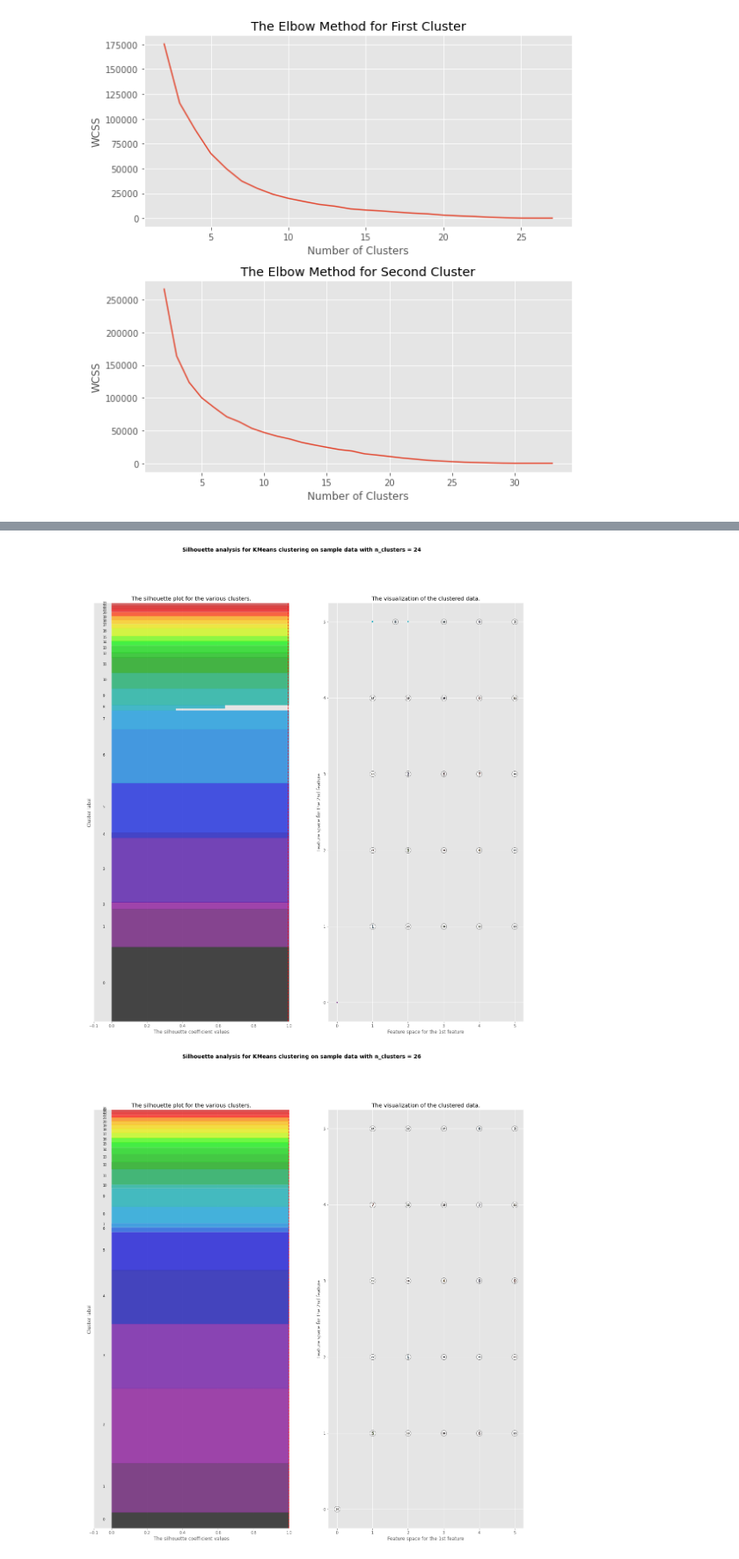
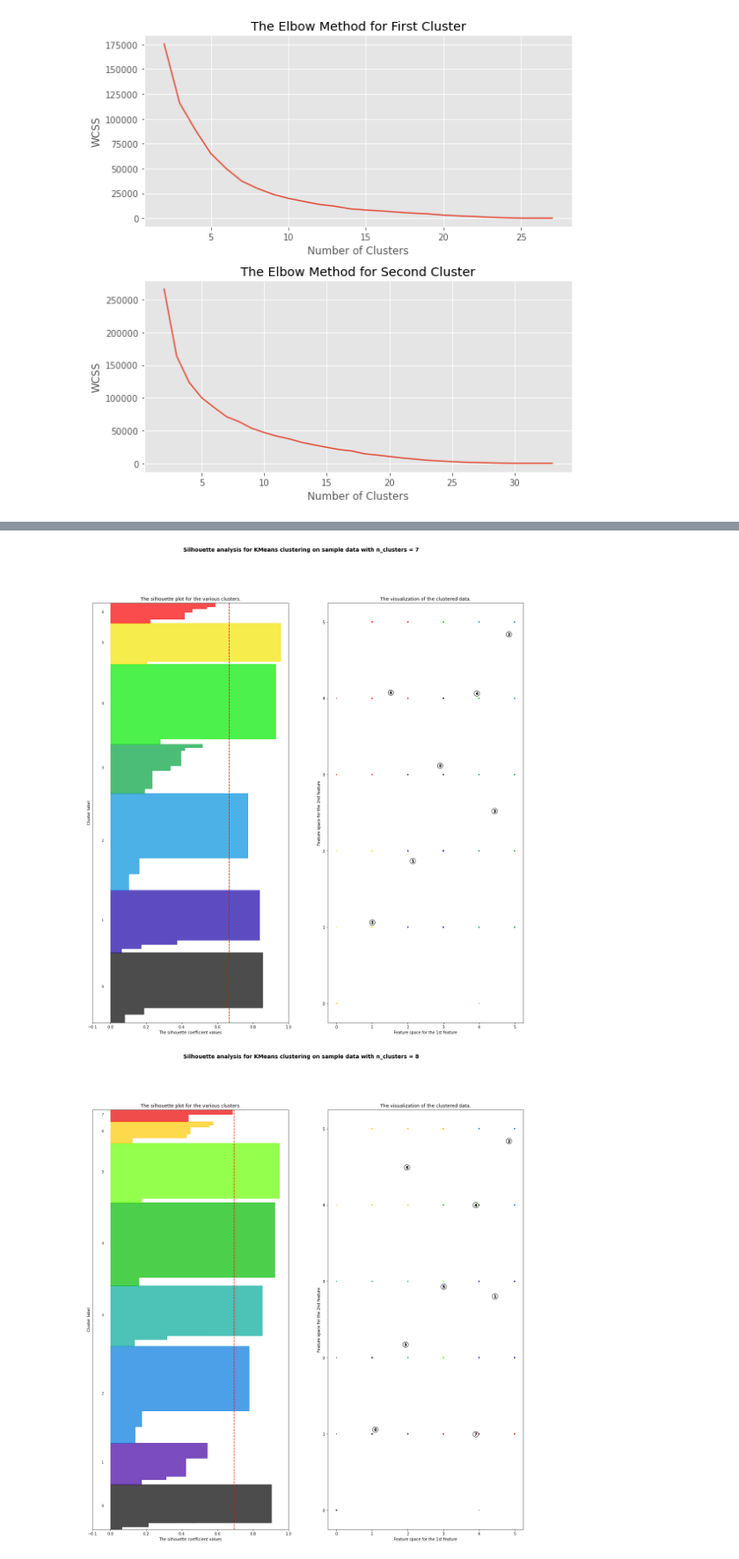
Before and after one commit to wangrenfeng0/Machine-Learning-I, a Jupyter notebook: lab3/Lab 3 Clustering Renfeng Wang.ipynb, the cells around one changed output, grey strips where cells are left out. Shown at 88% size. Saved outputs shown, nothing was run; the diff lists cells and outputs as text; code cells hidden in the pictures.

```diff
--- a/lab3/Lab 3 Clustering Renfeng Wang.ipynb
+++ b/lab3/Lab 3 Clustering Renfeng Wang.ipynb
@@ -529,0 +539,3 @@ When first n_cluster = 24 and second n_cluster = 29, the model yields the best r
+# %%
+X3 = airline_df[['type_of_travel','customer_type','customer_class','Gender']]
+dfMatrix = X3.to_numpy()
@@ -529,0 +553,11 @@ When first n_cluster = 24 and second n_cluster = 29, the model yields the best r
+# %%
+cost = []
+
+for cluster in range(10, 24):
+    try:
+        kmode = KModes(n_jobs = 7, n_clusters = cluster, init = 'Huang', n_init=5, random_state = 5)
+        kmode.fit_predict(dfMatrix)
+        cost.append(kmode.cost_)
+        print('Cluster initiation: {}'.format(cluster))
+    except:
+        break
@@ -529,0 +622,3 @@ When first n_cluster = 24 and second n_cluster = 29, the model yields the best r
+# %%
+kmodes = KModes(n_jobs = 7, n_clusters = 17, init = 'Huang', n_init=5, random_state = 5)
+kmodes.fit_predict(dfMatrix)
@@ -529,0 +648,24 @@ When first n_cluster = 24 and second n_cluster = 29, the model yields the best r
+# %%
+# get the first clustering
+cls_1 = KMeans(n_clusters=25, init='k-means++',random_state=5)
+cls_1.fit(X1)
+newfeature_1 = cls_1.labels_
+
+# append on the second clustering
+cls_2 = KMeans(n_clusters=30, init='k-means++',random_state=5)
+cls_2.fit(X2)
+newfeature_2 = cls_2.labels_
+
+#append on the third Kmode clustering
+newfeature_3 = kmodes.labels_
+
+#X = airline_df[['type_of_travel', 'customer_type','customer_class']]
+#X= pd.get_dummies(X, columns=['type_of_travel', 'customer_type','customer_class'])
+
+X = np.column_stack((pd.get_dummies(newfeature_1),pd.get_dummies(newfeature_2), pd.get_dummies(newfeature_3)))
+scl.fit(X)
+X_scl = scl.transform(X)
+
+acc = cross_val_score(clf,X_scl,y=y,cv=cv)
+
+print ("Average accuracy = ", acc.mean()*100, "+-", acc.std()*100)
@@ -733,7 +888,7 @@ plt.show()
 # %% [output]
 [figure]
 # %%
-range_n_clusters_1 = [10,20,24,26]
+range_n_clusters_1 = [5,6,7,8,9]
 for n_clusters in range_n_clusters_1:
     # Create a subplot with 1 row and 2 columns
     fig, (ax1, ax2) = plt.subplots(1, 2)
@@ -814,2 +970,2 @@ For n_clusters = 26 The average silhouette_score is : 1.0
-[figure, old version]
+[figure, new version]
-[figure, old version]
+[figure, new version]
```
Also changed, not shown: parts of 38 cells of this notebook.
